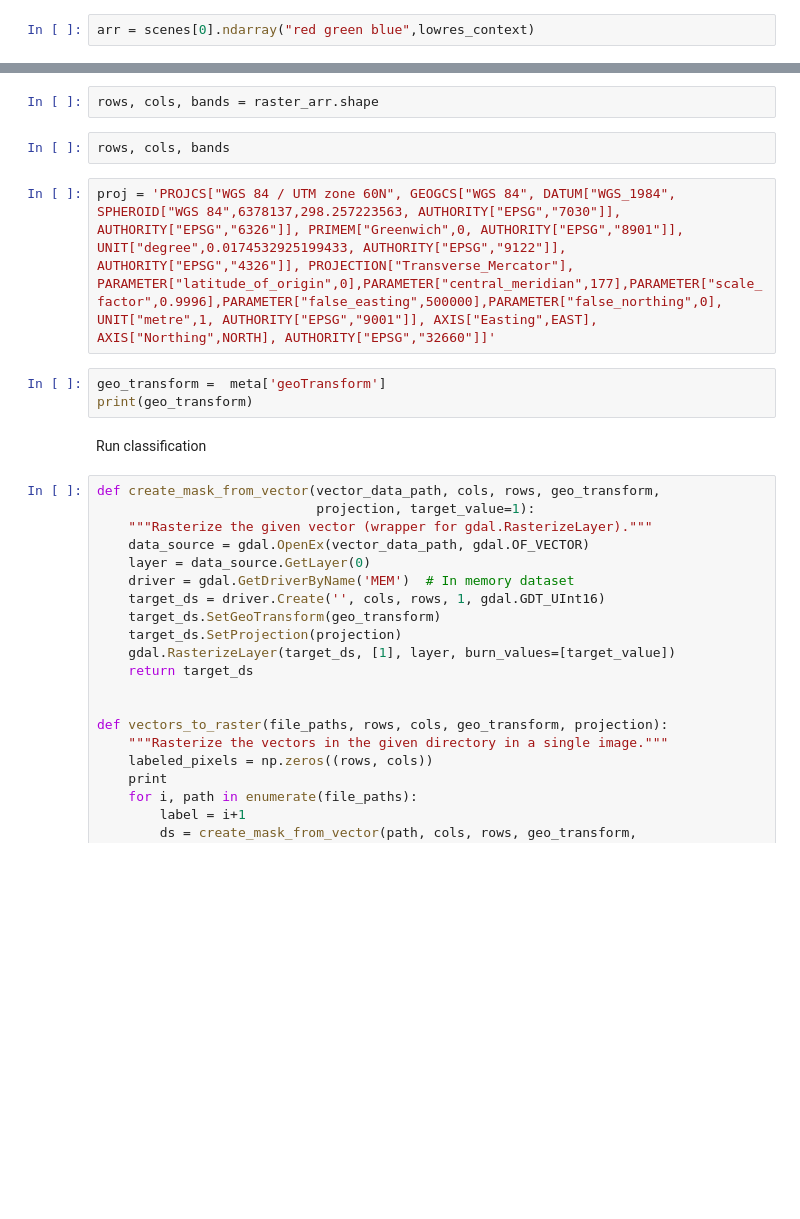
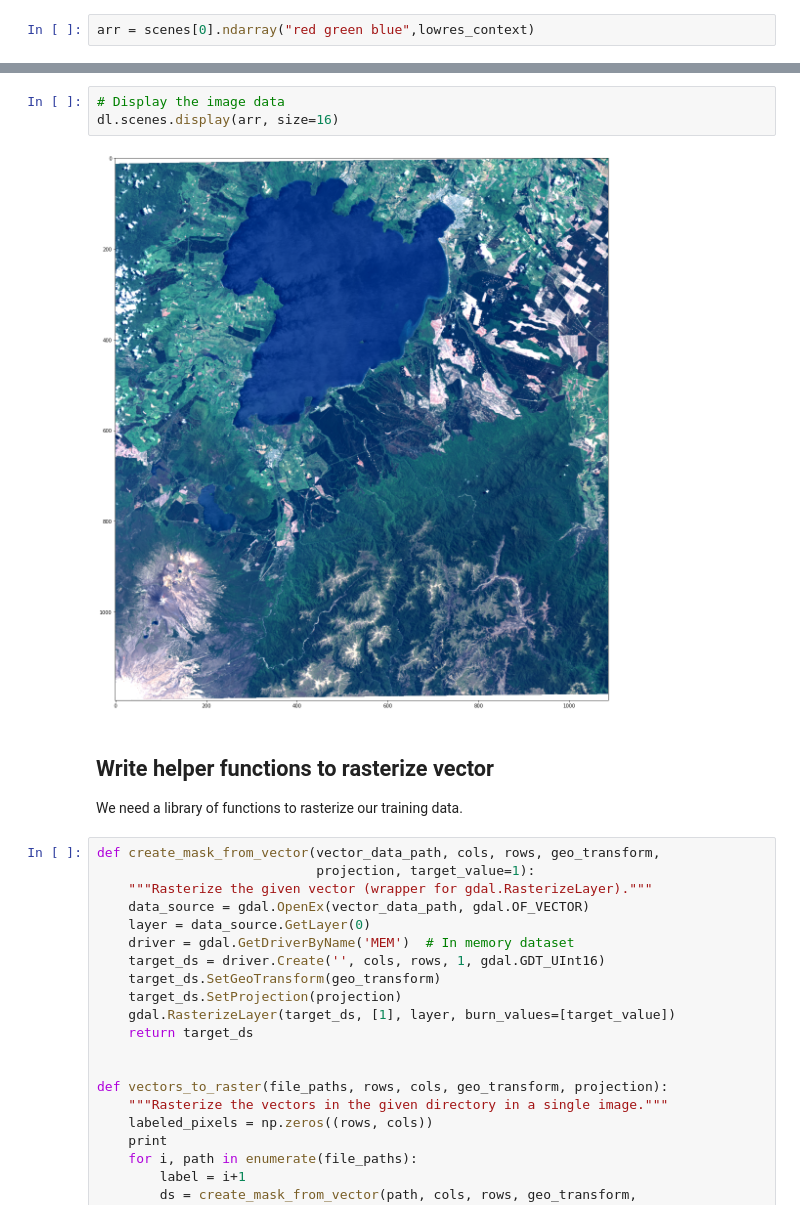
Before and after one commit to karla-descartes/tutorials, a Jupyter notebook: land-cover/land_cover.ipynb, the cells around one changed output, grey strips where cells are left out. Cells and saved outputs as stored; diff of their text form; blank space fills up the shorter version.

```diff
--- a/land-cover/land_cover.ipynb
+++ b/land-cover/land_cover.ipynb
@@ -76,14 +82,11 @@ raster_arr, meta = dl.raster.ndarray(image_id, cutline=lake_taupo['geometry'],ba
-# %%
-rows, cols, bands = raster_arr.shape
-# %%
-rows, cols, bands
-# %%
-proj = 'PROJCS["WGS 84 / UTM zone 60N", GEOGCS["WGS 84", DATUM["WGS_1984", SPHEROID["WGS 84",6378137,298.257223563, AUTHORITY["EPSG","7030"]], AUTHORITY["EPSG","6326"]], PRIMEM["Greenwich",0, AUTHORITY["EPSG","8901"]], UNIT["degree",0.0174532925199433, AUTHORITY["EPSG","9122"]], AUTHORITY["EPSG","4326"]], PROJECTION["Transverse_Mercator"], PARAMETER["latitude_of_origin",0],PARAMETER["central_meridian",177],PARAMETER["scale_factor",0.9996],PARAMETER["false_easting",500000],PARAMETER["false_northing",0], UNIT["metre",1, AUTHORITY["EPSG","9001"]], AXIS["Easting",EAST], AXIS["Northing",NORTH], AUTHORITY["EPSG","32660"]]'
-# %%
-geo_transform =  meta['geoTransform']
-print(geo_transform)
-# %% [markdown]
-Run classification
+# %%
+# Display the image data
+dl.scenes.display(arr, size=16)
+# %% [output]
+[figure, added]
+# %% [markdown]
+## Write helper functions to rasterize vector
+We need a library of functions to rasterize our training data.
 # %%
 def create_mask_from_vector(vector_data_path, cols, rows, geo_transform,
                             projection, target_value=1):
```
Also changed, not shown: parts of 20 cells of this notebook.
